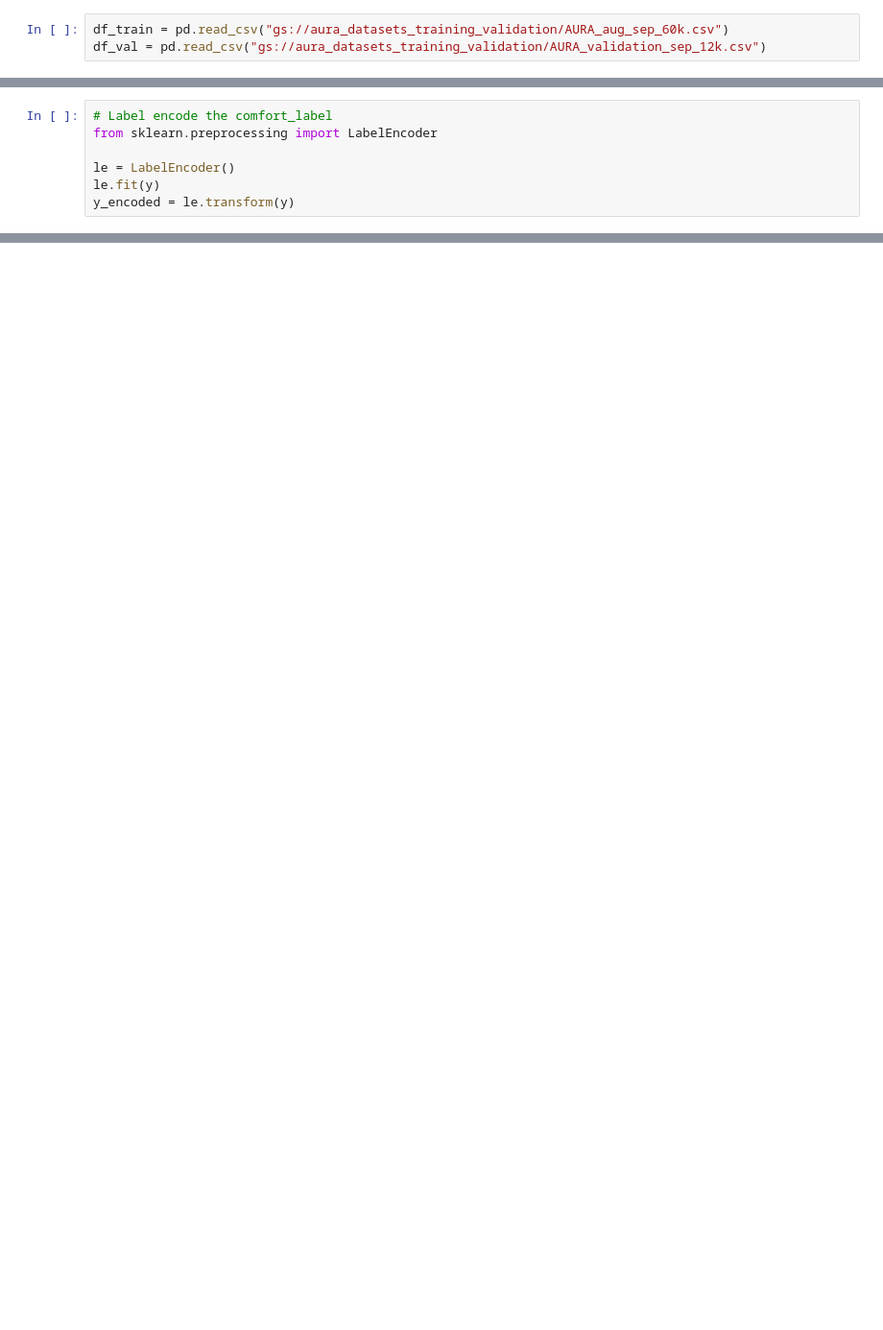
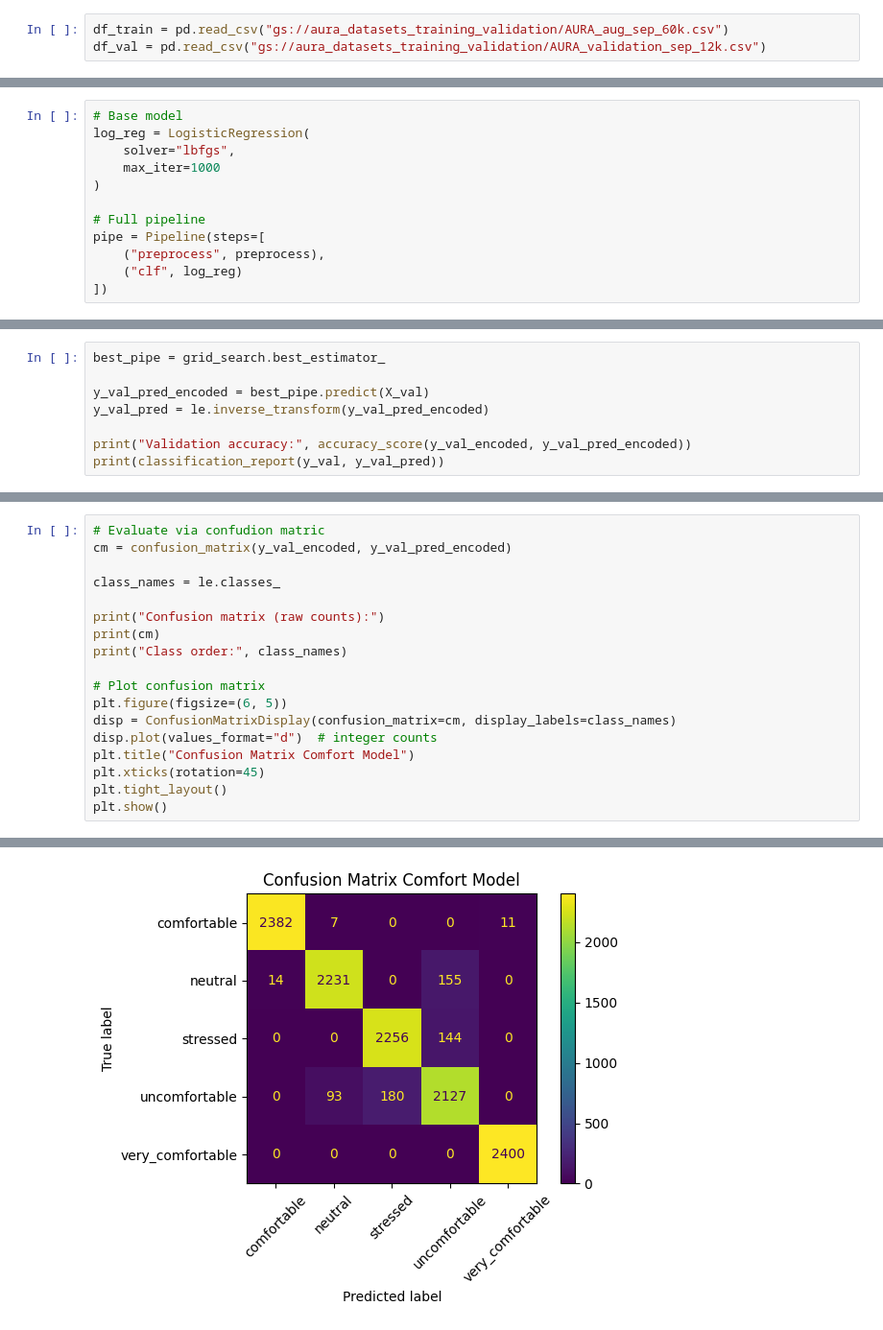
Before and after one commit to Bobteilcilla/Aura, a Jupyter notebook: models/logreg_model.ipynb, the cells around one changed output, grey strips where cells are left out. Shown: that part at 96% size. Saved outputs shown, nothing was run; the diff lists cells and outputs as text; blank space fills up the shorter version.

```diff
--- a/models/logreg_model.ipynb
+++ b/models/logreg_model.ipynb
@@ -31 +46,13 @@ y = df_train["comfort_label"]
+# %%
+# Base model
+log_reg = LogisticRegression(
+    solver="lbfgs",
+    max_iter=1000
+)
+
+# Full pipeline
+pipe = Pipeline(steps=[
+    ("preprocess", preprocess),
+    ("clf", log_reg)
+])
 # %% [markdown]
@@ -33,8 +60 @@ y = df_train["comfort_label"]
-# %%
-# Label encode the comfort_label
-from sklearn.preprocessing import LabelEncoder
-
-le = LabelEncoder()
-le.fit(y)
-y_encoded = le.transform(y)
 # %%
@@ -55,0 +84,8 @@ for c in cols:
+# %%
+best_pipe = grid_search.best_estimator_
+
+y_val_pred_encoded = best_pipe.predict(X_val)
+y_val_pred = le.inverse_transform(y_val_pred_encoded)
+
+print("Validation accuracy:", accuracy_score(y_val_encoded, y_val_pred_encoded))
+print(classification_report(y_val, y_val_pred))
@@ -55,0 +105,19 @@ for c in cols:
+# %%
+# Evaluate via confudion matric
+cm = confusion_matrix(y_val_encoded, y_val_pred_encoded)
+
+class_names = le.classes_
+
+print("Confusion matrix (raw counts):")
+print(cm)
+print("Class order:", class_names)
+
+# Plot confusion matrix
+plt.figure(figsize=(6, 5))
+disp = ConfusionMatrixDisplay(confusion_matrix=cm, display_labels=class_names)
+disp.plot(values_format="d")  # integer counts
+plt.title("Confusion Matrix Comfort Model")
+plt.xticks(rotation=45)
+plt.tight_layout()
+plt.show()
+# %% [output]
@@ -55,0 +132 @@ for c in cols:
+[figure, added]
```
Also changed, not shown: parts of 15 cells of this notebook.
